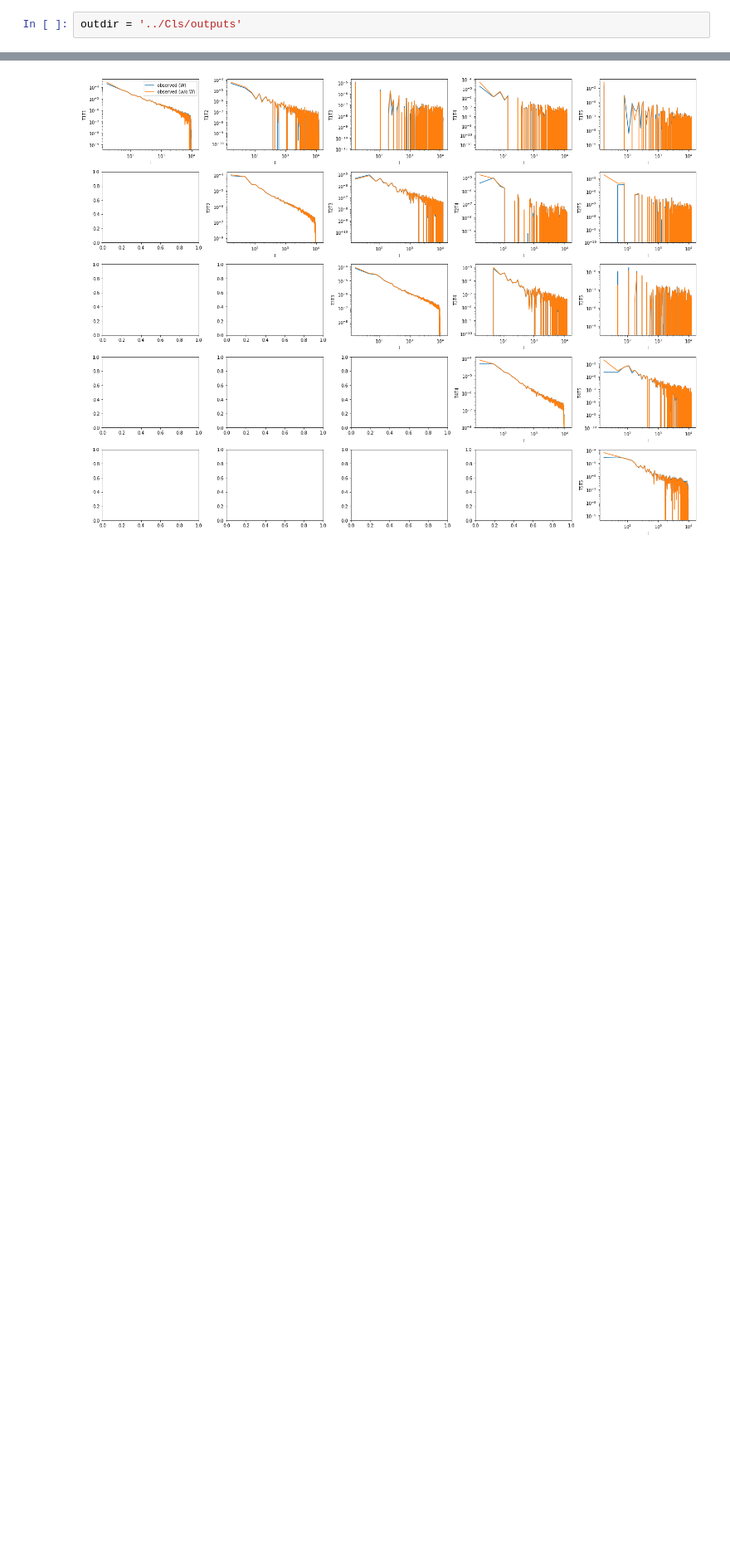
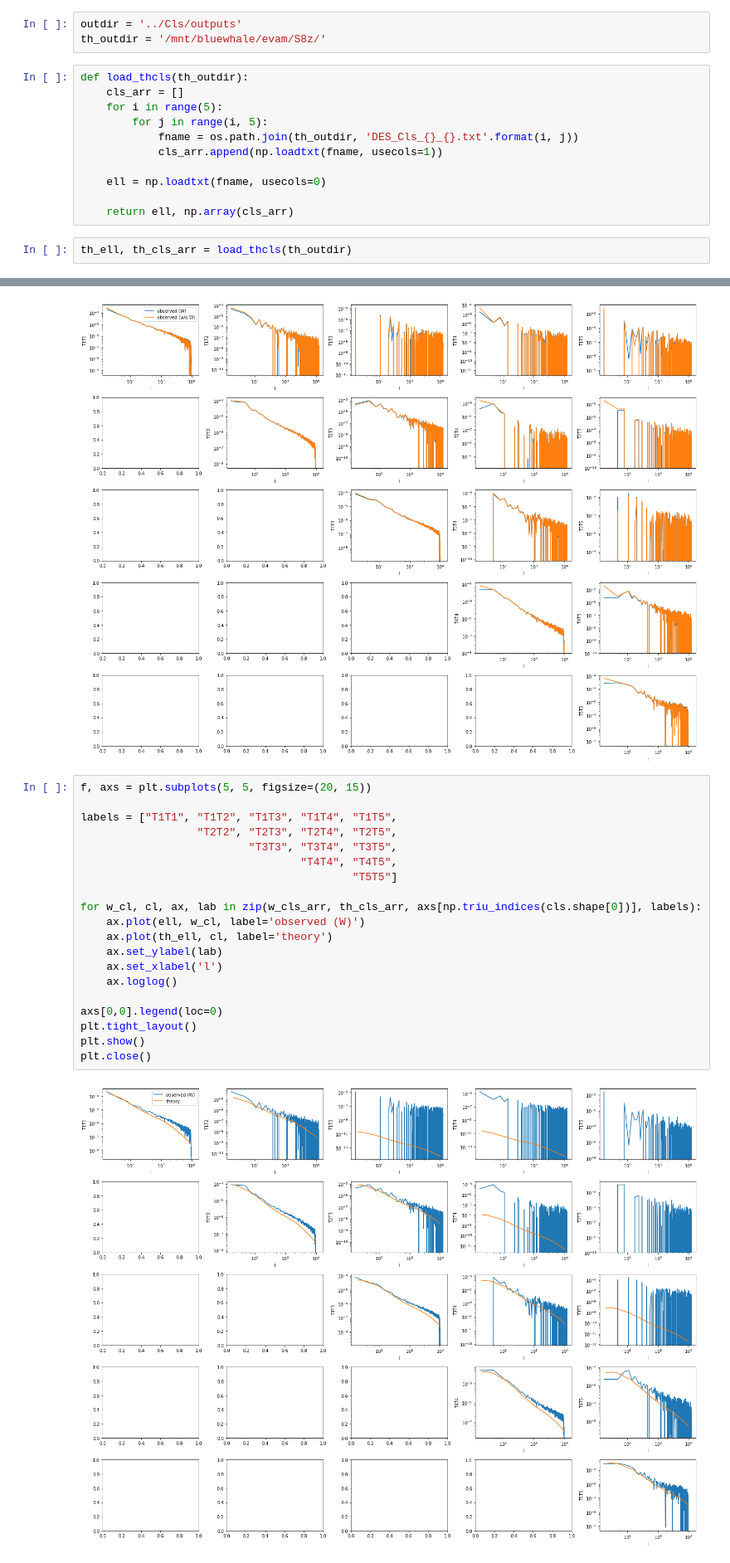
Before and after one commit to damonge/S8z, a Jupyter notebook: notebooks/Cls-checks.ipynb, the cells around one changed output, grey strips where cells are left out. Shown: that part at 83% size. Cells and saved outputs as stored; diff of their text form; blank space fills up the shorter version.

```diff
--- a/notebooks/Cls-checks.ipynb
+++ b/notebooks/Cls-checks.ipynb
@@ -5,5 +12,19 @@ import os
 # %%
 outdir = '../Cls/outputs'
+th_outdir = '/mnt/bluewhale/evam/S8z/'
+# %%
+def load_thcls(th_outdir):
+    cls_arr = []
+    for i in range(5):
+        for j in range(i, 5):
+            fname = os.path.join(th_outdir, 'DES_Cls_{}_{}.txt'.format(i, j))
+            cls_arr.append(np.loadtxt(fname, usecols=1))
+
+    ell = np.loadtxt(fname, usecols=0)
+
+    return ell, np.array(cls_arr)
+# %%
+th_ell, th_cls_arr = load_thcls(th_outdir)
 # %%
 cls_file = np.load(os.path.join(outdir, 'des_cl_ns4096.npz'))
 ell = cls_file['l']
@@ -76,3 +97,25 @@ plt.show()
 plt.close()
 # %% [output]
 [figure]
+# %%
+f, axs = plt.subplots(5, 5, figsize=(20, 15))
+
+labels = ["T1T1", "T1T2", "T1T3", "T1T4", "T1T5",
+                  "T2T2", "T2T3", "T2T4", "T2T5",
+                          "T3T3", "T3T4", "T3T5",
+                                  "T4T4", "T4T5",
+                                          "T5T5"]
+
+for w_cl, cl, ax, lab in zip(w_cls_arr, th_cls_arr, axs[np.triu_indices(cls.shape[0])], labels):
+    ax.plot(ell, w_cl, label='observed (W)')
+    ax.plot(th_ell, cl, label='theory')
+    ax.set_ylabel(lab)
+    ax.set_xlabel('l')
+    ax.loglog()
+
+axs[0,0].legend(loc=0)
+plt.tight_layout()
+plt.show()
+plt.close()
+# %% [output]
+[figure, added]
```
Also changed, not shown: parts of 1 cell of this notebook.
